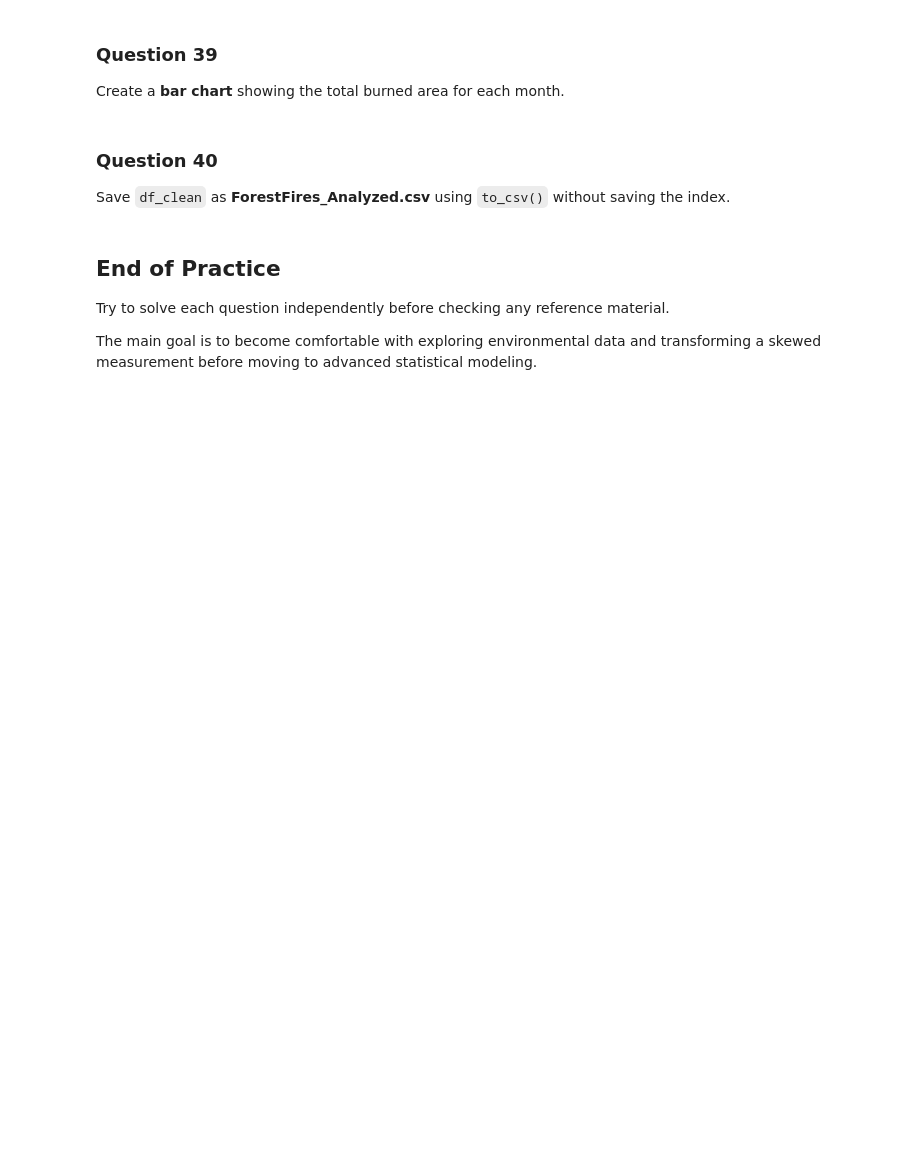
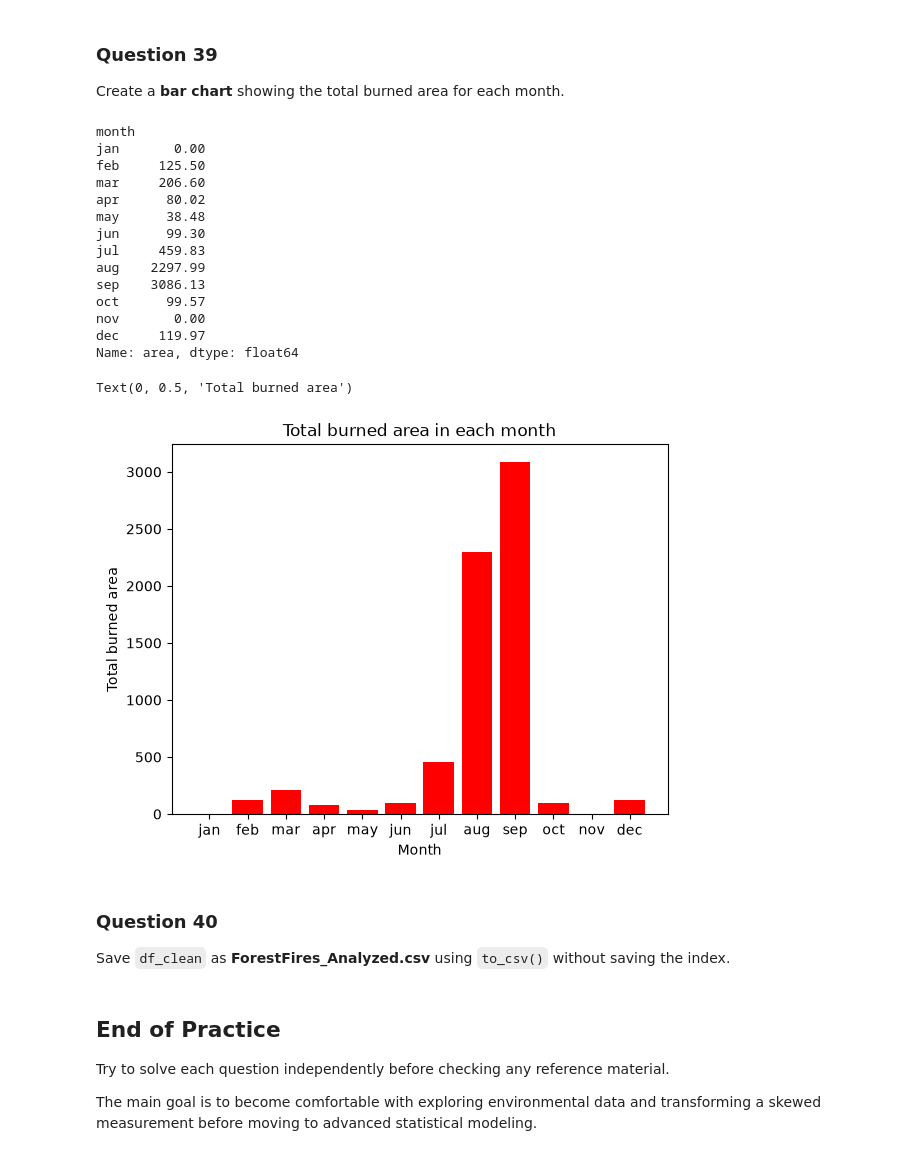
Before and after one commit to huzaif-murad/lihatech-training, a Jupyter notebook: Assignments/Data Science/38 Assignments/Notebooks/Assignment_6_Forest_Fires_Beginner_to_Intermediate_Pandas_Practice.ipynb, the cells around one changed output. Cells and saved outputs as stored; diff of their text form; code cells hidden in the pictures; blank space fills up the shorter version.

```diff
--- a/Assignments/Data Science/38 Assignments/Notebooks/Assignment_6_Forest_Fires_Beginner_to_Intermediate_Pandas_Practice.ipynb
+++ b/Assignments/Data Science/38 Assignments/Notebooks/Assignment_6_Forest_Fires_Beginner_to_Intermediate_Pandas_Practice.ipynb
@@ -602,6 +644,30 @@ Create a **histogram** of `log_area` with an appropriate title and axis labels.
 # %% [markdown]
 ### Question 39
 Create a **bar chart** showing the total burned area for each month.
+# %%
+X=df_clean.groupby("month")["area"].sum().reindex(month_order,fill_value=0)
+print(X)
+plt.bar(X.index,X.values,color="red")
+plt.title("Total burned area in each month")
+plt.xlabel("Month")
+plt.ylabel("Total burned area")
+# %% [output]
+month
+jan       0.00
+feb     125.50
+mar     206.60
+apr      80.02
+may      38.48
+jun      99.30
+jul     459.83
+aug    2297.99
+sep    3086.13
+oct      99.57
+nov       0.00
+dec     119.97
+Name: area, dtype: float64
+Text(0, 0.5, 'Total burned area')
+[figure, added]
 # %% [markdown]
 ### Question 40
 Save `df_clean` as **ForestFires_Analyzed.csv** using `to_csv()` without saving the index.
```
Also changed, not shown: parts of 6 cells of this notebook, 1 other file.
